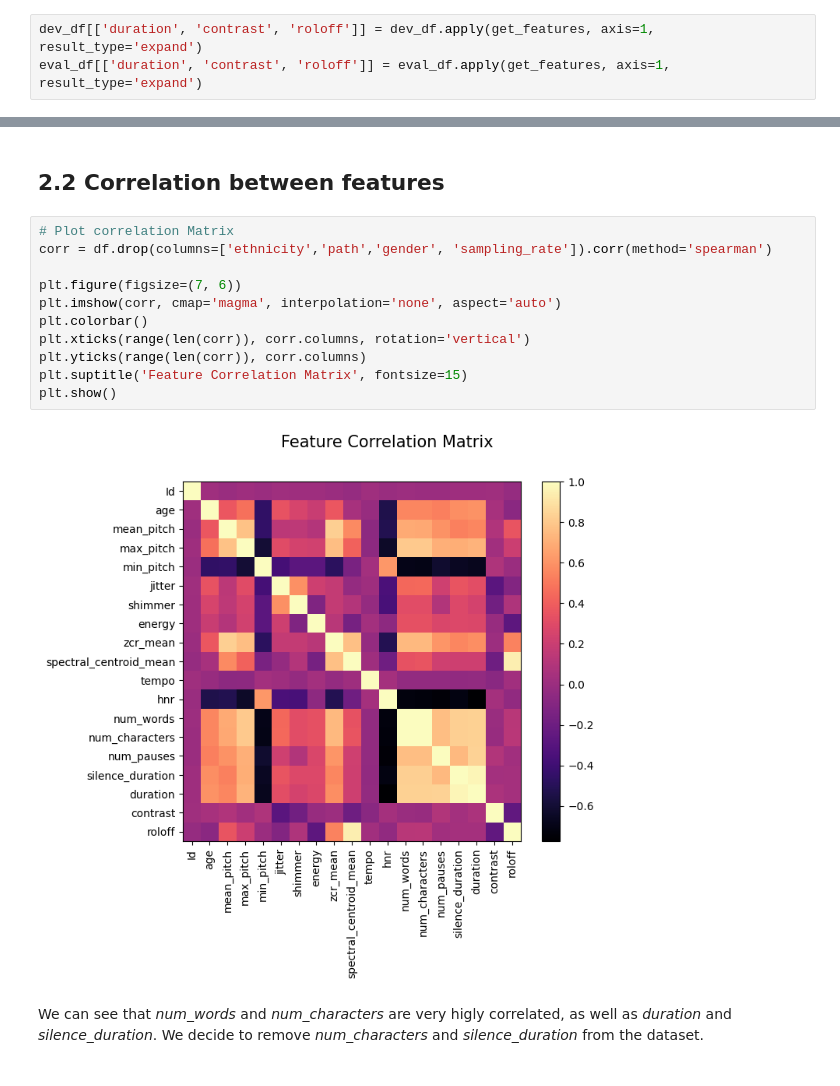
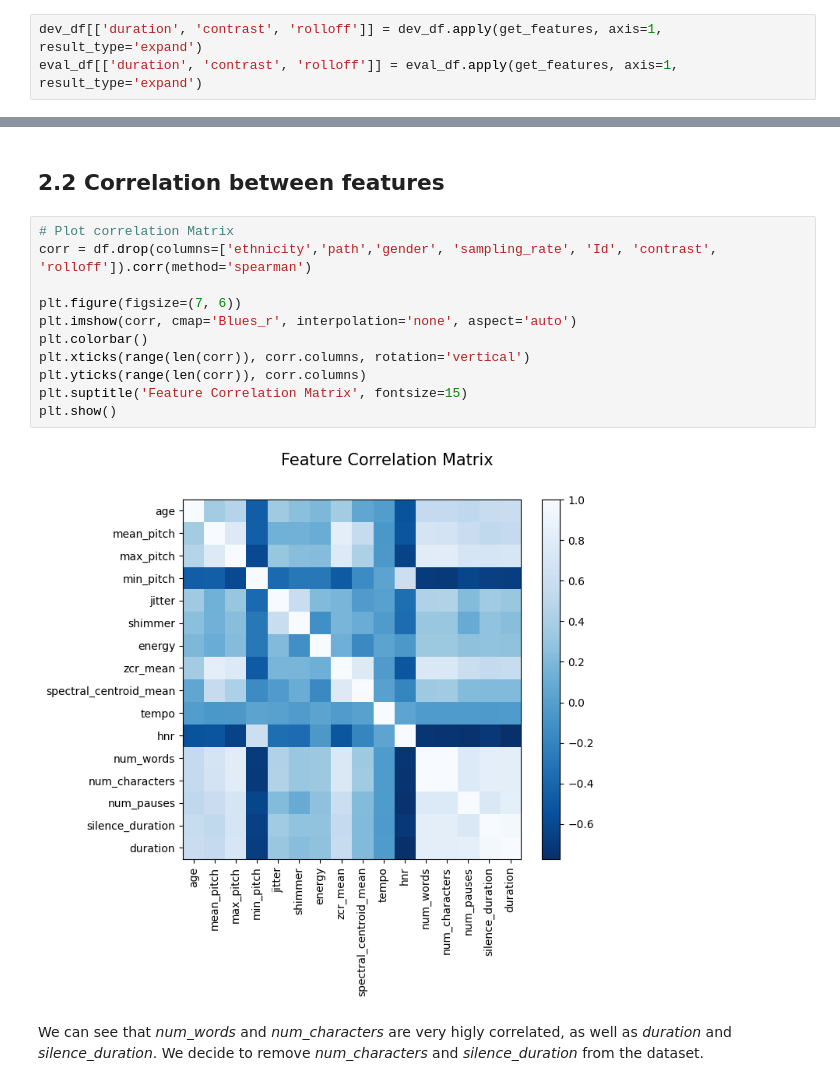
Before and after one commit to d4darius/DSL-AgeDetection, a Jupyter notebook: DSL-AgeDetection.ipynb, the cells around one changed output, grey strips where cells are left out. Cells and saved outputs as stored; diff of their text form.

```diff
--- a/DSL-AgeDetection.ipynb
+++ b/DSL-AgeDetection.ipynb
@@ -90,8 +90,8 @@ def get_features(row):
         return librosa.get_duration(y=y, sr=sr) , spectral_contrast_mean , spectral_rolloff_mean
     return np.nan, np.nan, np.nan, np.nan
 # %%
-dev_df[['duration', 'contrast', 'roloff']] = dev_df.apply(get_features, axis=1, result_type='expand')
-eval_df[['duration', 'contrast', 'roloff']] = eval_df.apply(get_features, axis=1, result_type='expand')
+dev_df[['duration', 'contrast', 'rolloff']] = dev_df.apply(get_features, axis=1, result_type='expand')
+eval_df[['duration', 'contrast', 'rolloff']] = eval_df.apply(get_features, axis=1, result_type='expand')
 # %%
 # define a copy of the df to work on
 df = dev_df.copy()
@@ -134,17 +141,17 @@ df.shape
 ## 2.2 Correlation between features
 # %%
 # Plot correlation Matrix
-corr = df.drop(columns=['ethnicity','path','gender', 'sampling_rate']).corr(method='spearman')
+corr = df.drop(columns=['ethnicity','path','gender', 'sampling_rate', 'Id', 'contrast', 'rolloff']).corr(method='spearman')
 
 plt.figure(figsize=(7, 6))
-plt.imshow(corr, cmap='magma', interpolation='none', aspect='auto')
+plt.imshow(corr, cmap='Blues_r', interpolation='none', aspect='auto')
 plt.colorbar()
 plt.xticks(range(len(corr)), corr.columns, rotation='vertical')
 plt.yticks(range(len(corr)), corr.columns)
 plt.suptitle('Feature Correlation Matrix', fontsize=15)
 plt.show()
 # %% [output]
-[figure, old version]
+[figure, new version]
 # %% [markdown]
 We can see that *num_words* and *num_characters* are very higly correlated, as well as *duration* and *silence_duration*. We decide to remove *num_characters* and *silence_duration* from the dataset.
 # %%
```
Also changed, not shown: parts of 24 cells of this notebook, 3 other files.
